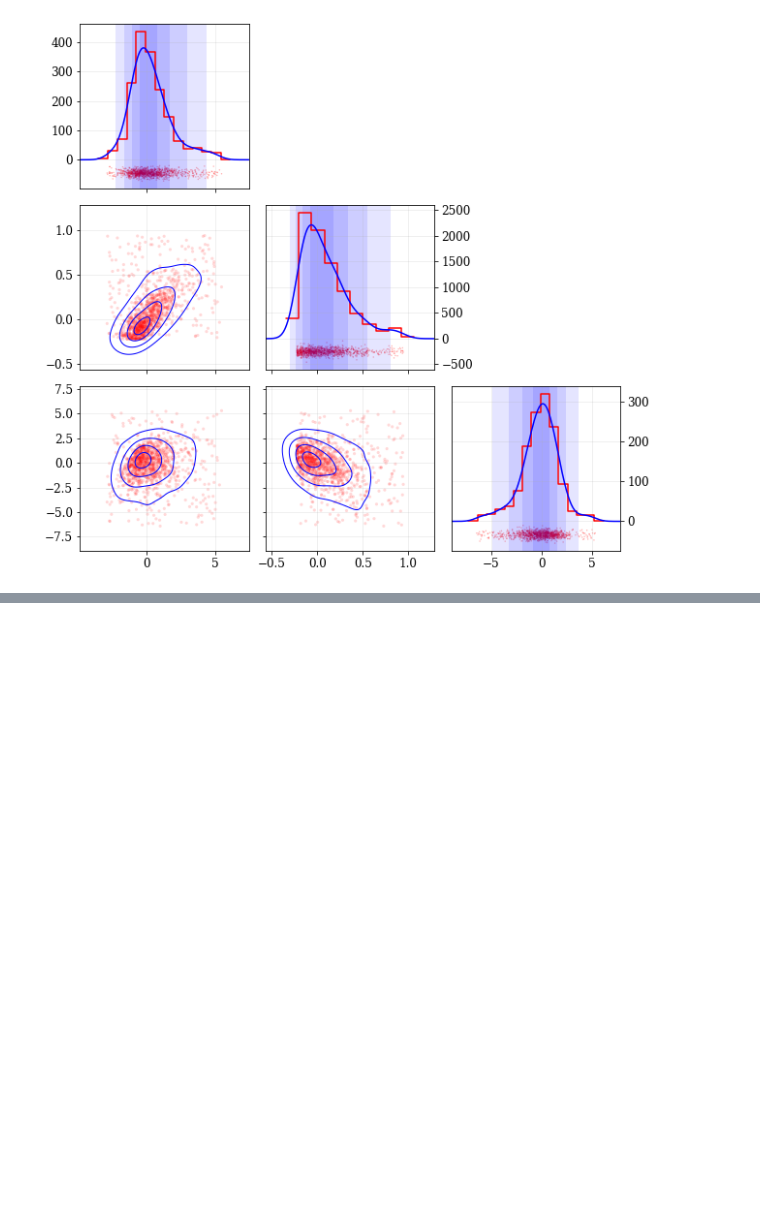
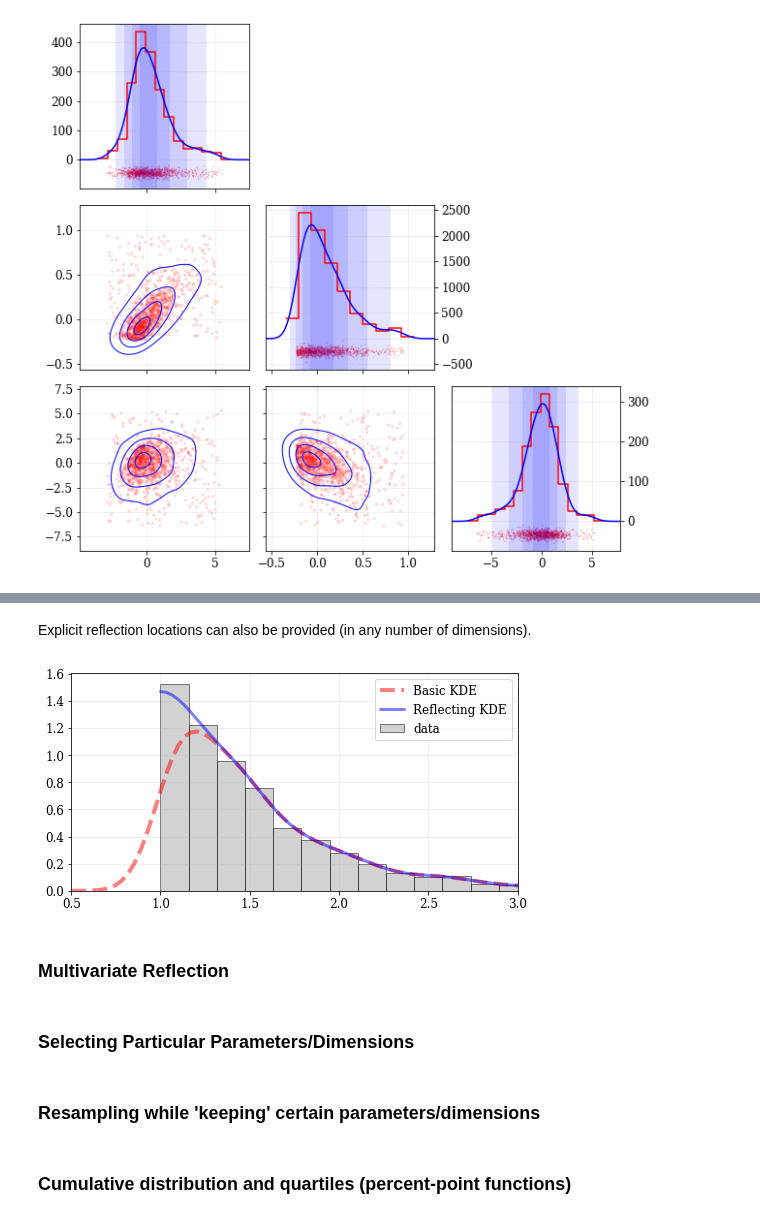
Before and after one commit to lzkelley/kalepy, a Jupyter notebook: notebooks/demo.ipynb, the cells around one changed output, grey strips where cells are left out. Cells and saved outputs as stored; diff of their text form; code cells hidden in the pictures; blank space fills up the shorter version.

```diff
--- a/notebooks/demo.ipynb
+++ b/notebooks/demo.ipynb
@@ -211,0 +146,35 @@ nbshow()
+# %% [markdown]
+Explicit reflection locations can also be provided (in any number of dimensions).
+# %%
+# Construct random data, add an artificial 'edge'
+np.random.seed(5142)
+edge = 1.0
+data = np.random.lognormal(sigma=0.5, size=int(3e3))
+data = data[data >= edge]
+
+# Histogram the data, use fixed bin-positions
+edges = np.linspace(edge, 4, 20)
+plt.hist(data, bins=edges, density=True, alpha=0.5, label='data', color='0.65', edgecolor='k')
+
+# Standard KDE with over & under estimates
+points, pdf_basic = kale.density(data, probability=True)
+plt.plot(points, pdf_basic, 'r--', lw=4.0, alpha=0.5, label='Basic KDE')
+
+# Reflecting KDE setting the lower-boundary to the known value
+#    There is no upper-boundary when `None` is given.
+points, pdf_basic = kale.density(data, reflect=[edge, None], probability=True)
+plt.plot(points, pdf_basic, 'b-', lw=3.0, alpha=0.5, label='Reflecting KDE')
+
+plt.gca().set_xlim(edge - 0.5, 3)
+plt.legend()
+nbshow()
+# %% [output]
+[figure, added]
+# %% [markdown]
+### Multivariate Reflection
+# %% [markdown]
+### Selecting Particular Parameters/Dimensions
+# %% [markdown]
+### Resampling while 'keeping' certain parameters/dimensions
+# %% [markdown]
+### Cumulative distribution and quartiles (percent-point functions)
```
Also changed, not shown: parts of 6 cells of this notebook.
